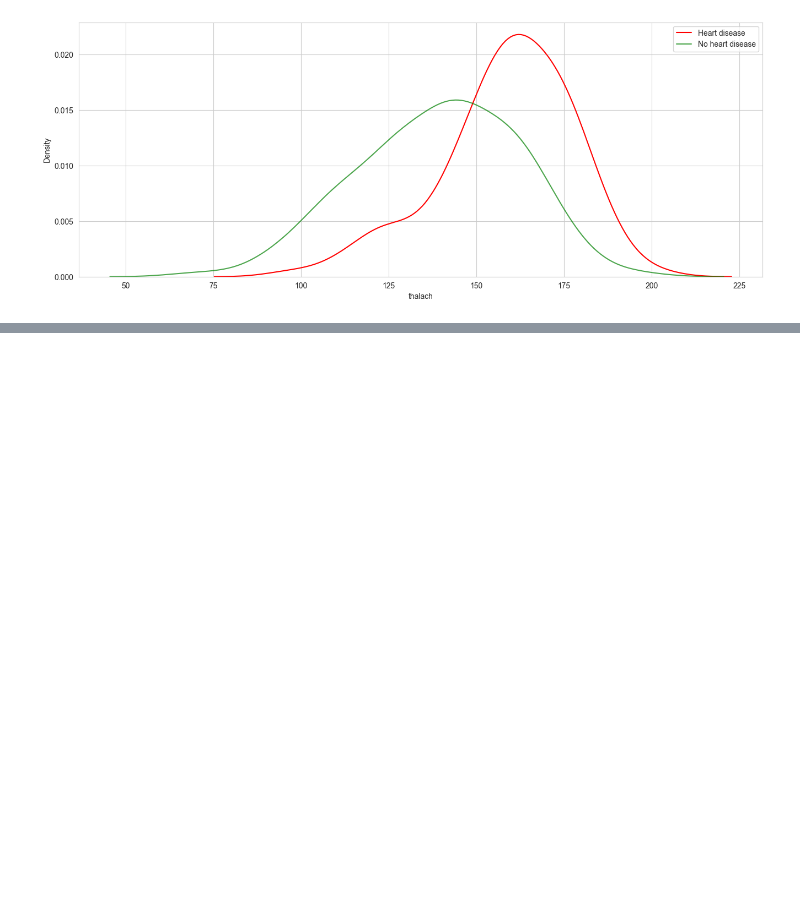
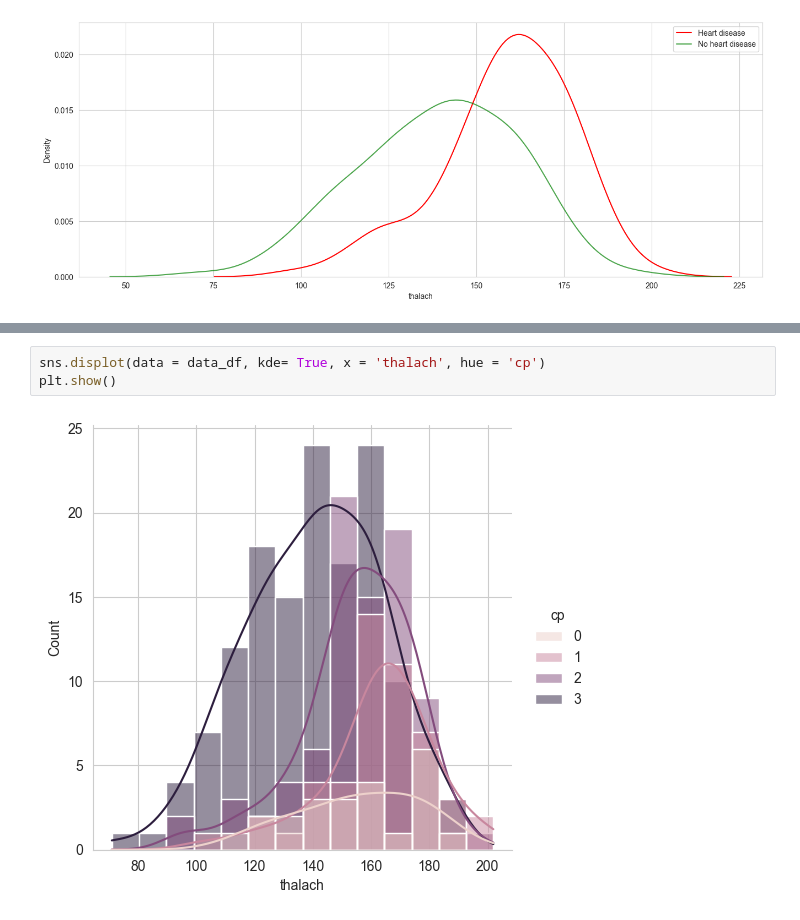
Before and after one commit to Lynne2002/heart_disease-data_visualization, a Jupyter notebook: index.ipynb, the cells around one changed output, grey strips where cells are left out. Drawn from its saved outputs; the diff is of its cells as text; blank space fills up the shorter version.

```diff
--- a/index.ipynb
+++ b/index.ipynb
@@ -544,0 +576,5 @@ plt.show()
+# %%
+sns.displot(data = data_df, kde= True, x = 'thalach', hue = 'cp')
+plt.show()
+# %% [output]
+[figure, added]
```
Also changed, not shown: parts of 8 cells of this notebook.
